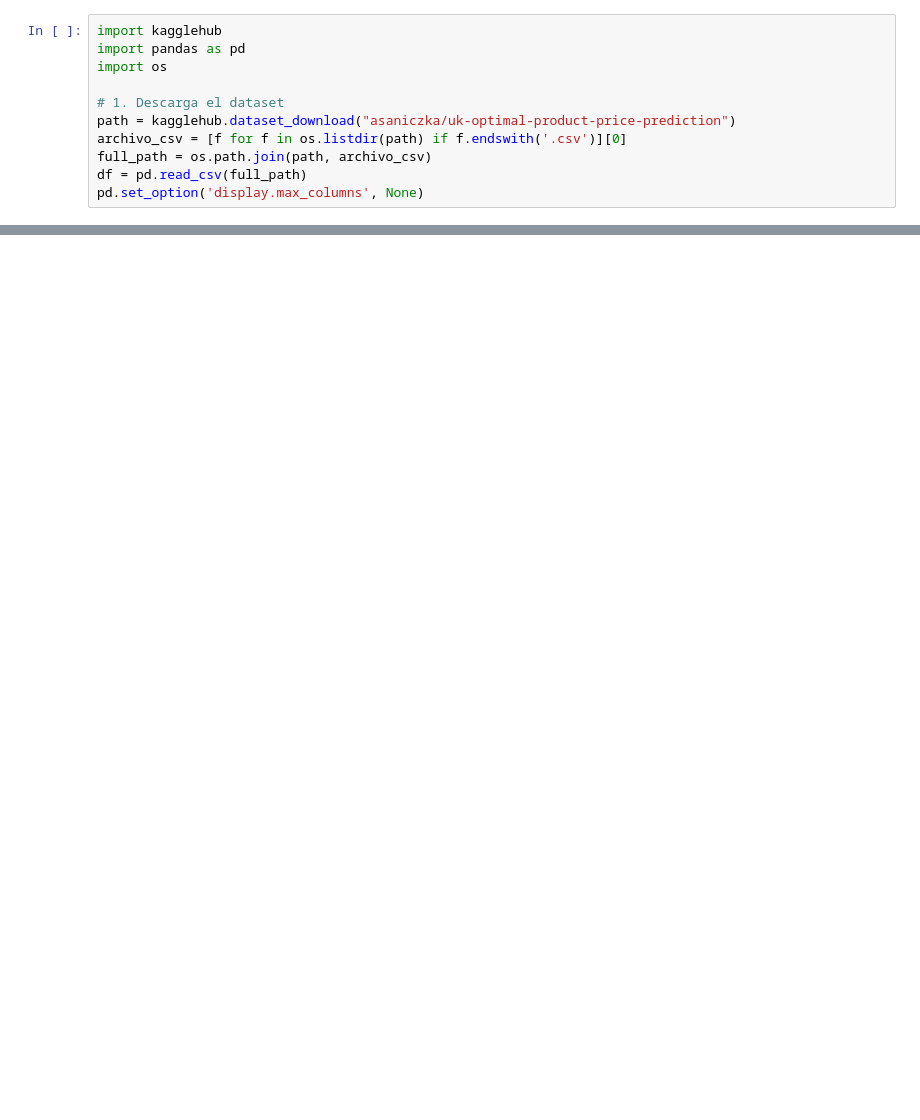
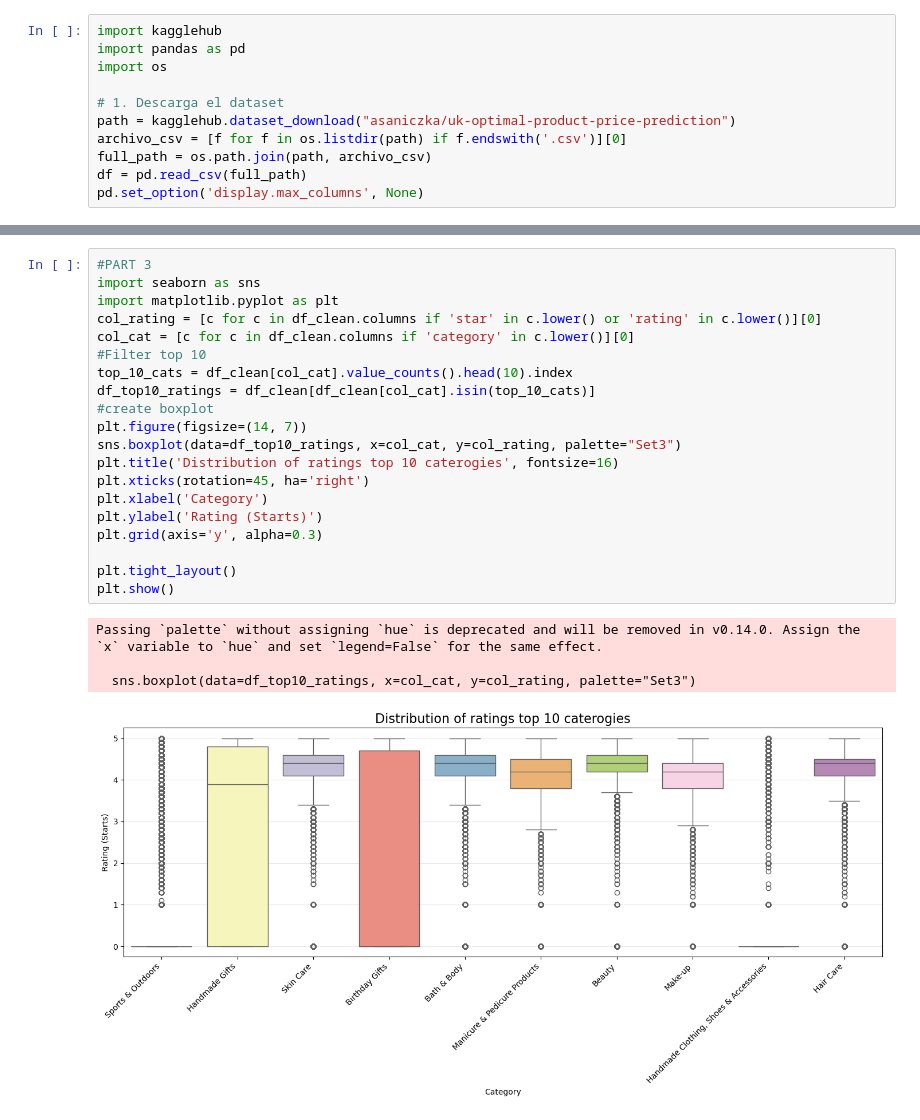
Before and after one commit to paucorreasilva94-lgtm/lab-eda-bivariate, a Jupyter notebook: eda bivarate.ipynb, the cells around one changed output, grey strips where cells are left out. Cells and saved outputs as stored; diff of their text form; blank space fills up the shorter version.

```diff
--- a/eda bivarate.ipynb
+++ b/eda bivarate.ipynb
@@ -87,0 +189,25 @@ print(f"Cramér's V:         {cramers_v:.4f}")
+# %%
+#PART 3
+import seaborn as sns
+import matplotlib.pyplot as plt
+col_rating = [c for c in df_clean.columns if 'star' in c.lower() or 'rating' in c.lower()][0]
+col_cat = [c for c in df_clean.columns if 'category' in c.lower()][0]
+#Filter top 10
+top_10_cats = df_clean[col_cat].value_counts().head(10).index
+df_top10_ratings = df_clean[df_clean[col_cat].isin(top_10_cats)]
+#create boxplot
+plt.figure(figsize=(14, 7))
+sns.boxplot(data=df_top10_ratings, x=col_cat, y=col_rating, palette="Set3")
+plt.title('Distribution of ratings top 10 caterogies', fontsize=16)
+plt.xticks(rotation=45, ha='right')
+plt.xlabel('Category')
+plt.ylabel('Rating (Starts)')
+plt.grid(axis='y', alpha=0.3)
+
+plt.tight_layout()
+plt.show()
+# %% [output]
+Passing `palette` without assigning `hue` is deprecated and will be removed in v0.14.0. Assign the `x` variable to `hue` and set `legend=False` for the same effect.
+
+  sns.boxplot(data=df_top10_ratings, x=col_cat, y=col_rating, palette="Set3")
+[figure, added]
```
Also changed, not shown: parts of 12 cells of this notebook.
